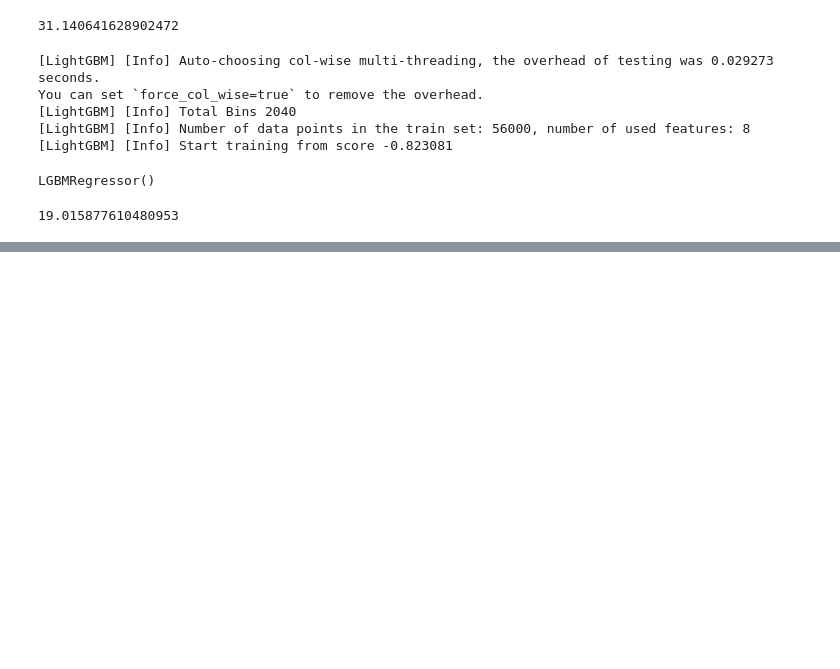
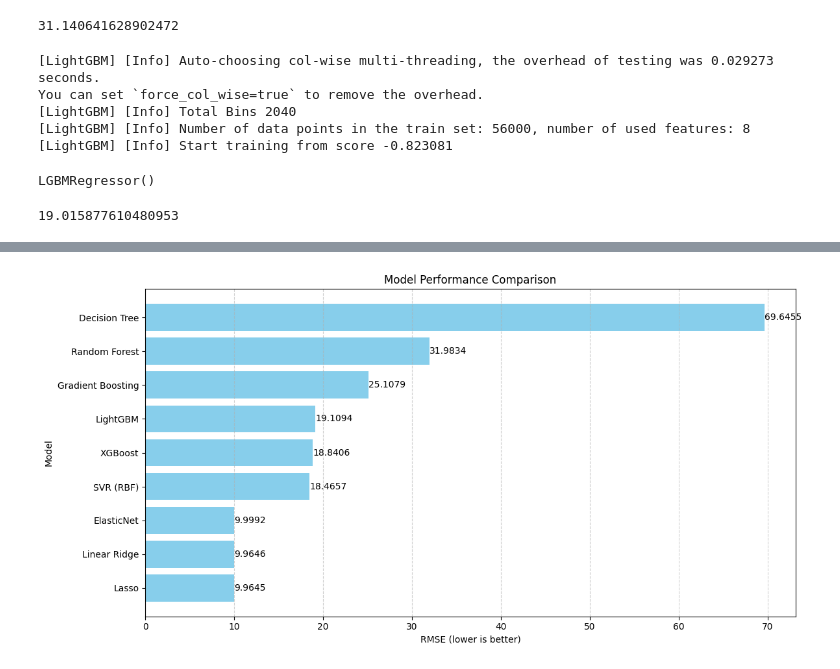
Before and after one commit to dead-si1ence/the-data-diaries, a Jupyter notebook: main.ipynb, the cells around one changed output, grey strips where cells are left out. Saved outputs shown, nothing was run; the diff lists cells and outputs as text; code cells hidden in the pictures; blank space fills up the shorter version.

```diff
--- a/main.ipynb
+++ b/main.ipynb
@@ -185,0 +294,28 @@ cross_val_score, KFold, GridSearchCV, RandomizedSearchCV
+# %%
+from sklearn.svm import SVR
+
+
+modelSVR = SVR(
+    kernel='linear',
+    C=1.0,
+    epsilon=0.1,
+    verbose=True,
+)
+# %%
+modelSVR.fit(X_train, y_train)
+# %%
+import numpy as np
+from sklearn.metrics import mean_squared_error, r2_score
+from sklearn.model_selection import cross_val_score, KFold
+import pandas as pd
+import matplotlib.pyplot as plt
+from sklearn.preprocessing import StandardScaler
+
+def calculate_rmse(y_true, y_pred):
+    return np.sqrt(mean_squared_error(y_true, y_pred))
+
+model_results = []
+# %%
+scaler = StandardScaler()
+X_train_scaled = scaler.fit_transform(X_train)
+X_test_scaled = scaler.transform(X_test)
@@ -185,0 +457,15 @@ cross_val_score, KFold, GridSearchCV, RandomizedSearchCV
+# %%
+plt.figure(figsize=(12, 6))
+plt.barh(results_df['name'], results_df['rmse'], color='skyblue')
+plt.xlabel('RMSE (lower is better)')
+plt.ylabel('Model')
+plt.title('Model Performance Comparison')
+plt.grid(axis='x', linestyle='--', alpha=0.6)
+
+for i, v in enumerate(results_df['rmse']):
+    plt.text(v + 0.02, i, f"{v:.4f}", va='center')
+
+plt.tight_layout()
+plt.show()
+# %% [output]
+[figure, added]
```
Also changed, not shown: parts of 33 cells of this notebook, 5 other files.
